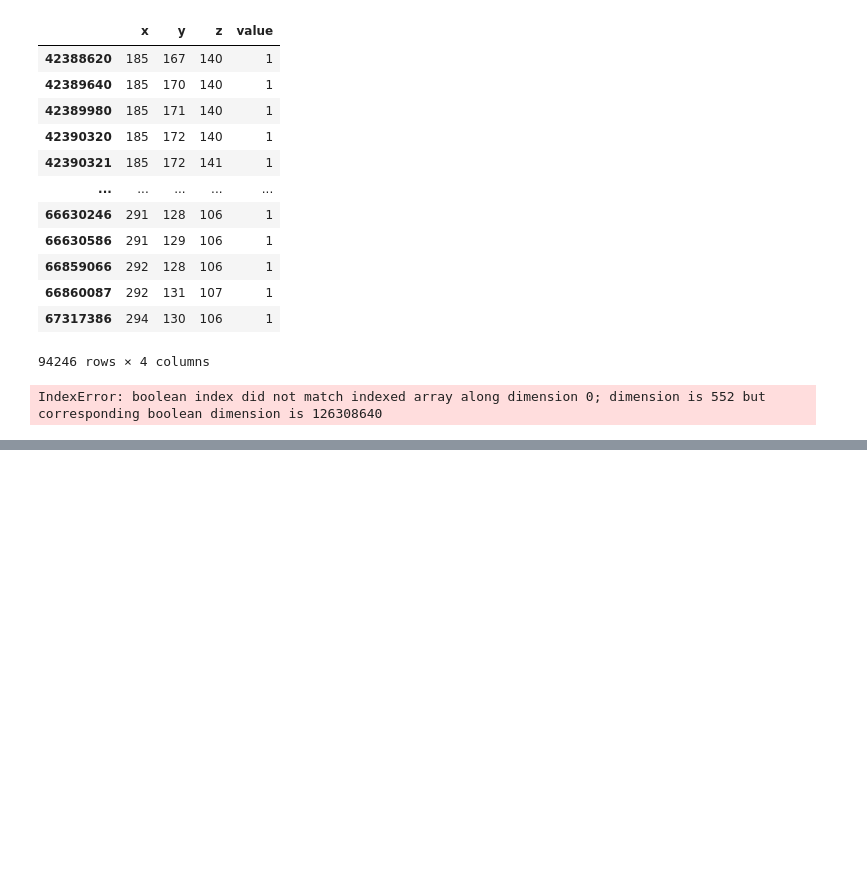
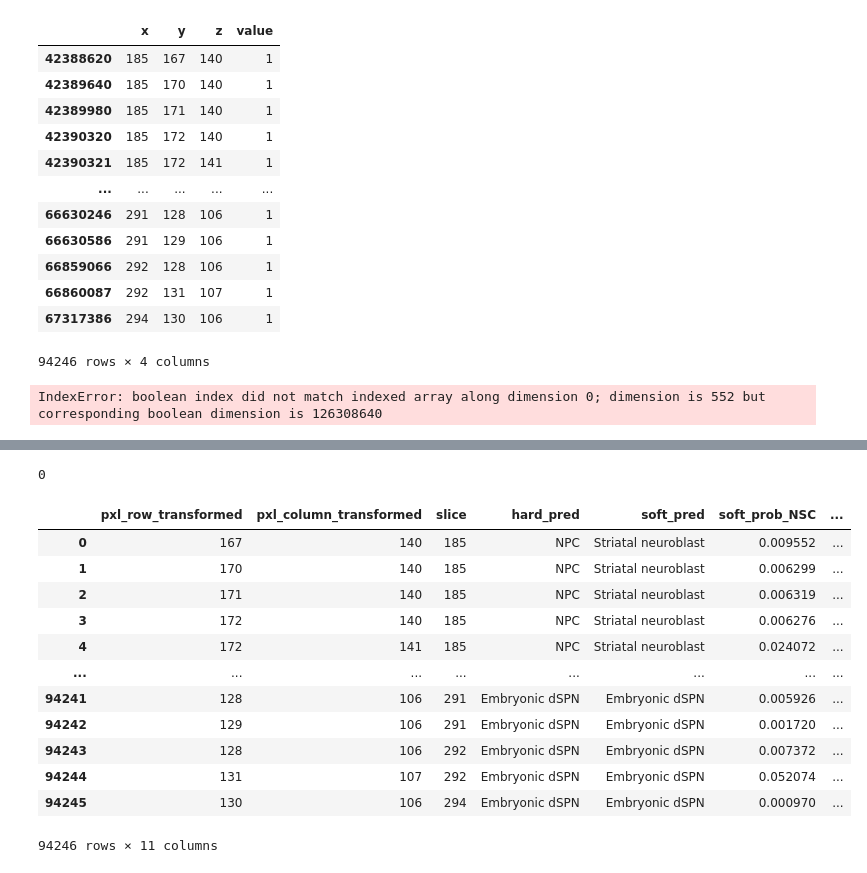
Before and after one commit to Albert-biorem/STalign, a Jupyter notebook: docs/notebooks/Get_all_visiums.ipynb, the cells around one changed output, grey strips where cells are left out. Drawn from its saved outputs; the diff is of its cells as text; code cells hidden in the pictures; blank space fills up the shorter version.

```diff
--- a/docs/notebooks/Get_all_visiums.ipynb
+++ b/docs/notebooks/Get_all_visiums.ipynb
@@ -394,11 +394,11 @@ log_variance_of_variables_x.hist(bins=100)
 # %%
 df2 = Y_total.reset_index()[['pxl_row_transformed',"slice", 'pxl_column_transformed','Embryonic dSPN']]
 # %%
-df = pd.read_csv("prediction_table_41.tsv", sep="\t")
+df = pd.read_csv("predictions/prediction_X_all_estriatum_points_41.tsv", sep="\t")
 
-df = df[['pxl_row_transformed', 'pxl_column_transformed', 'litter','hard_pred', 'soft_pred', 'soft_prob_NSC', 'soft_prob_NPC',
+df = df[['pxl_row_transformed', 'pxl_column_transformed', 'slice','hard_pred', 'soft_pred', 'soft_prob_NSC', 'soft_prob_NPC',
        'soft_prob_Striatal neuroblast', 'soft_prob_Embryonic iSPN',
        'soft_prob_Embryonic dSPN', 'soft_prob_Cortical neuron']]
-uniques = pd.unique(df[['pxl_row_transformed', 'pxl_column_transformed', 'litter']].values.ravel())
+uniques = pd.unique(df[['pxl_row_transformed', 'pxl_column_transformed', 'slice']].values.ravel())
 len(uniques)
 # %% [output]
@@ -602,0 +626,20 @@ df[df["value"]!=0]["z"].min()
+# %%
+Striatal_NB.query("pxl_row_transformed ==" + str(i) +" and pxl_column_transformed == " + str(j) +" and slice == " + str(t))["soft_prob_Striatal neuroblast"]
+# %% [output]
+0
+# %%
+df
+# %% [output]
+|  | pxl_row_transformed | pxl_column_transformed | slice | hard_pred | soft_pred | soft_prob_NSC | ... |
+| 0 | 167 | 140 | 185 | NPC | Striatal neuroblast | 0.009552 | ... |
+| 1 | 170 | 140 | 185 | NPC | Striatal neuroblast | 0.006299 | ... |
+| 2 | 171 | 140 | 185 | NPC | Striatal neuroblast | 0.006319 | ... |
+| 3 | 172 | 140 | 185 | NPC | Striatal neuroblast | 0.006276 | ... |
+| 4 | 172 | 141 | 185 | NPC | Striatal neuroblast | 0.024072 | ... |
+| ... | ... | ... | ... | ... | ... | ... | ... |
+| 94241 | 128 | 106 | 291 | Embryonic dSPN | Embryonic dSPN | 0.005926 | ... |
+| 94242 | 129 | 106 | 291 | Embryonic dSPN | Embryonic dSPN | 0.001720 | ... |
+| 94243 | 128 | 106 | 292 | Embryonic dSPN | Embryonic dSPN | 0.007372 | ... |
+| 94244 | 131 | 107 | 292 | Embryonic dSPN | Embryonic dSPN | 0.052074 | ... |
+| 94245 | 130 | 106 | 294 | Embryonic dSPN | Embryonic dSPN | 0.000970 | ... |
+94246 rows × 11 columns
```
Also changed, not shown: parts of 6 cells of this notebook, 3 other files.
